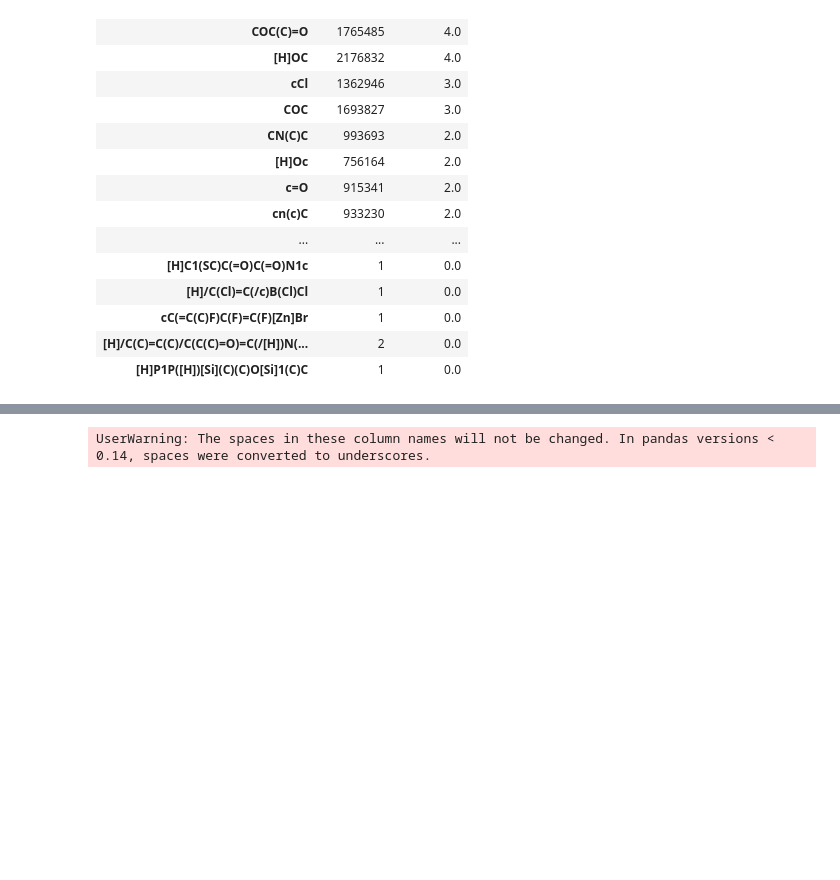
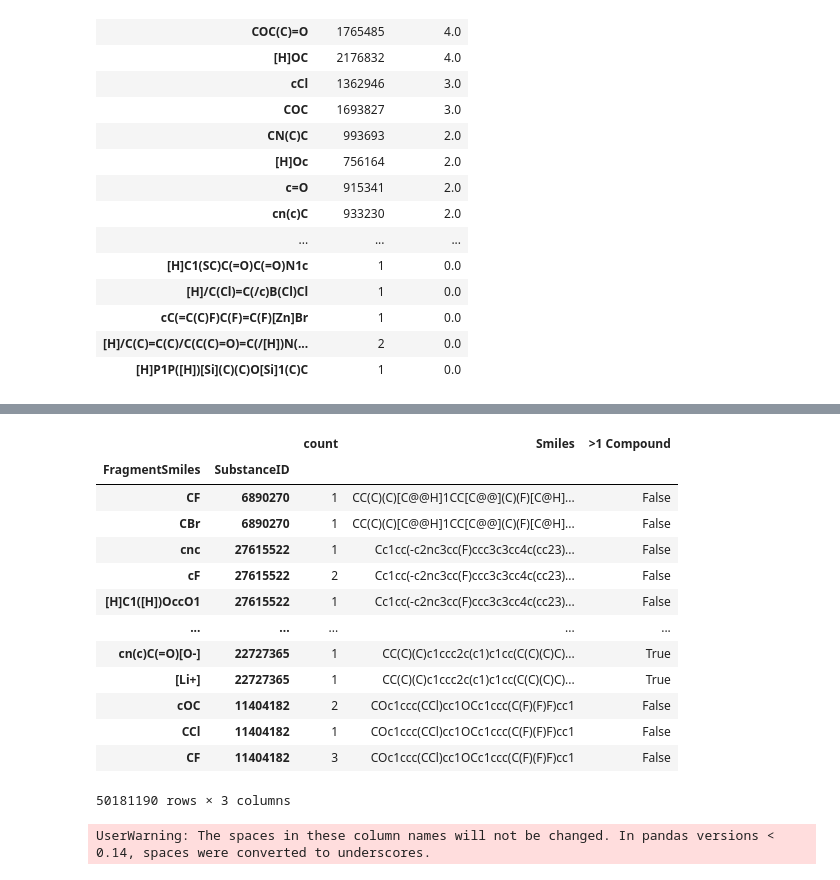
Before and after one commit to sustainable-processes/Impurity-Project, a Jupyter notebook: DB_Reaxys (Fragment DB).ipynb, the cells around one changed output, grey strips where cells are left out. Drawn from its saved outputs; the diff is of its cells as text; code cells hidden in the pictures; blank space fills up the shorter version.

```diff
--- a/DB_Reaxys (Fragment DB).ipynb
+++ b/DB_Reaxys (Fragment DB).ipynb
@@ -993,3 +1120,22 @@ count              451630710
 Smiles            5967059055
 >1 Compound        100362380
 dtype: int64
+# %%
+temp.set_index(['FragmentSmiles','SubstanceID'],inplace=True)
+# %%
+temp
+# %% [output]
+|  |  | count | Smiles | >1 Compound |
+| FragmentSmiles | SubstanceID |  |  |  |
+| CF | 6890270 | 1 | CC(C)(C)[C@@H]1CC[C@@](C)(F)[C@H]... | False |
+| CBr | 6890270 | 1 | CC(C)(C)[C@@H]1CC[C@@](C)(F)[C@H]... | False |
+| cnc | 27615522 | 1 | Cc1cc(-c2nc3cc(F)ccc3c3cc4c(cc23)... | False |
+| cF | 27615522 | 2 | Cc1cc(-c2nc3cc(F)ccc3c3cc4c(cc23)... | False |
+| [H]C1([H])OccO1 | 27615522 | 1 | Cc1cc(-c2nc3cc(F)ccc3c3cc4c(cc23)... | False |
+| ... | ... | ... | ... | ... |
+| cn(c)C(=O)[O-] | 22727365 | 1 | CC(C)(C)c1ccc2c(c1)c1cc(C(C)(C)C)... | True |
+| [Li+] | 22727365 | 1 | CC(C)(C)c1ccc2c(c1)c1cc(C(C)(C)C)... | True |
+| cOC | 11404182 | 2 | COc1ccc(CCl)cc1OCc1ccc(C(F)(F)F)cc1 | False |
+| CCl | 11404182 | 1 | COc1ccc(CCl)cc1OCc1ccc(C(F)(F)F)cc1 | False |
+| CF | 11404182 | 3 | COc1ccc(CCl)cc1OCc1ccc(C(F)(F)F)cc1 | False |
+50181190 rows × 3 columns
```
Also changed, not shown: parts of 15 cells of this notebook, 6 other files.
